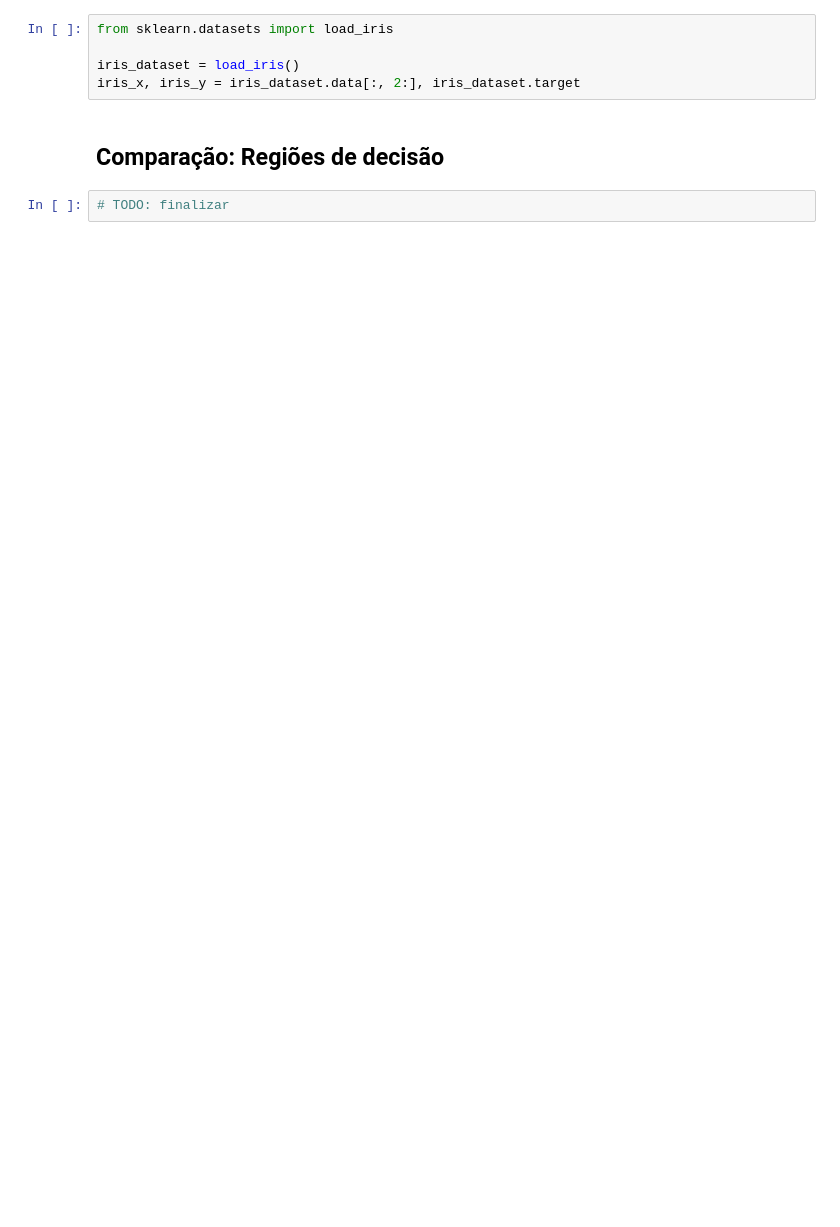
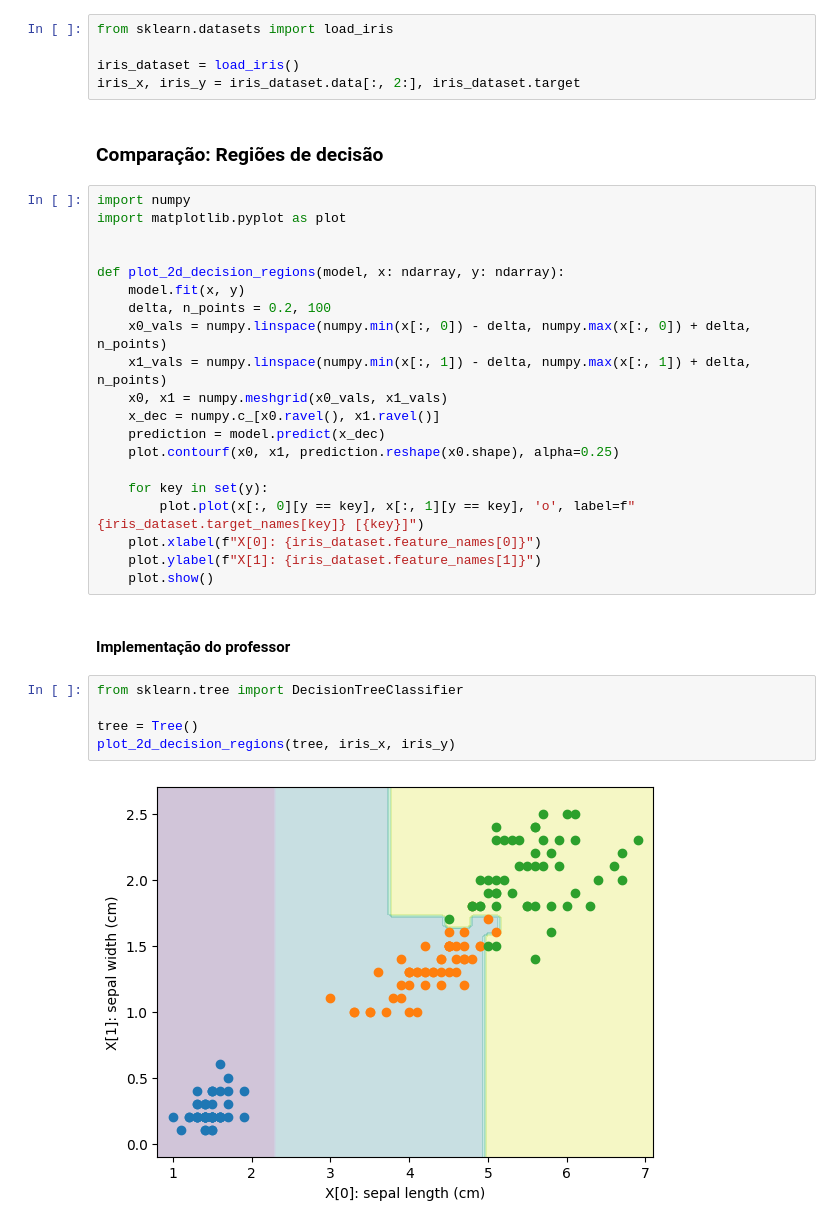
Before and after one commit to IFES-MPCA/reconhecimento_padroes, a Jupyter notebook: notebooks/arvore_heuristica_feature.ipynb, the cells around one changed output. Drawn from its saved outputs; the diff is of its cells as text; blank space fills up the shorter version.

Commit message:
FEAT (decision tree): Adicionar resultados nos datasets e finalização da implementação

```diff
--- a/notebooks/arvore_heuristica_feature.ipynb
+++ b/notebooks/arvore_heuristica_feature.ipynb
@@ -101,6 +191,33 @@ from sklearn.datasets import load_iris
 iris_dataset = load_iris()
 iris_x, iris_y = iris_dataset.data[:, 2:], iris_dataset.target
 # %% [markdown]
-## Comparação: Regiões de decisão
+### Comparação: Regiões de decisão
-# %%
-# TODO: finalizar
+# %%
+import numpy
+import matplotlib.pyplot as plot
+
+
+def plot_2d_decision_regions(model, x: ndarray, y: ndarray):
+    model.fit(x, y)
+    delta, n_points = 0.2, 100
+    x0_vals = numpy.linspace(numpy.min(x[:, 0]) - delta, numpy.max(x[:, 0]) + delta, n_points)
+    x1_vals = numpy.linspace(numpy.min(x[:, 1]) - delta, numpy.max(x[:, 1]) + delta, n_points)
+    x0, x1 = numpy.meshgrid(x0_vals, x1_vals)
+    x_dec = numpy.c_[x0.ravel(), x1.ravel()]
+    prediction = model.predict(x_dec)
+    plot.contourf(x0, x1, prediction.reshape(x0.shape), alpha=0.25)
+
+    for key in set(y):
+        plot.plot(x[:, 0][y == key], x[:, 1][y == key], 'o', label=f"{iris_dataset.target_names[key]} [{key}]")
+    plot.xlabel(f"X[0]: {iris_dataset.feature_names[0]}")
+    plot.ylabel(f"X[1]: {iris_dataset.feature_names[1]}")
+    plot.show()
+# %% [markdown]
+#### Implementação do professor
+# %%
+from sklearn.tree import DecisionTreeClassifier
+
+tree = Tree()
+plot_2d_decision_regions(tree, iris_x, iris_y)
+# %% [output]
+[figure, added]
```
Also changed, not shown: parts of 33 cells of this notebook.
